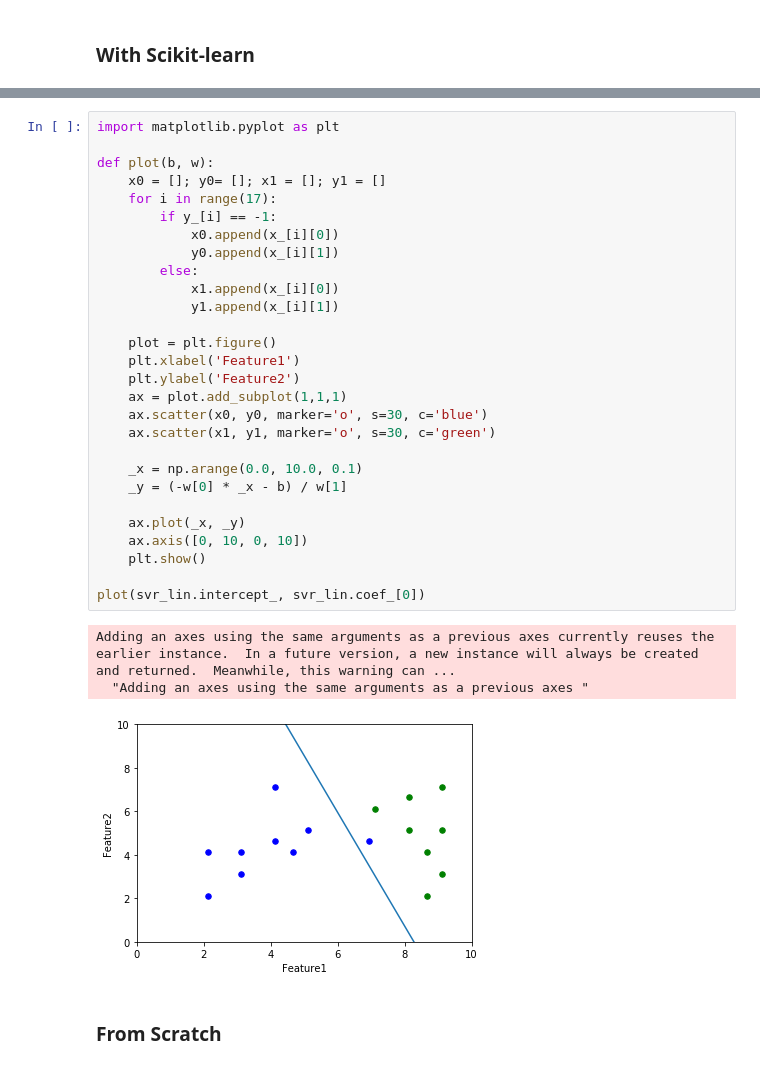
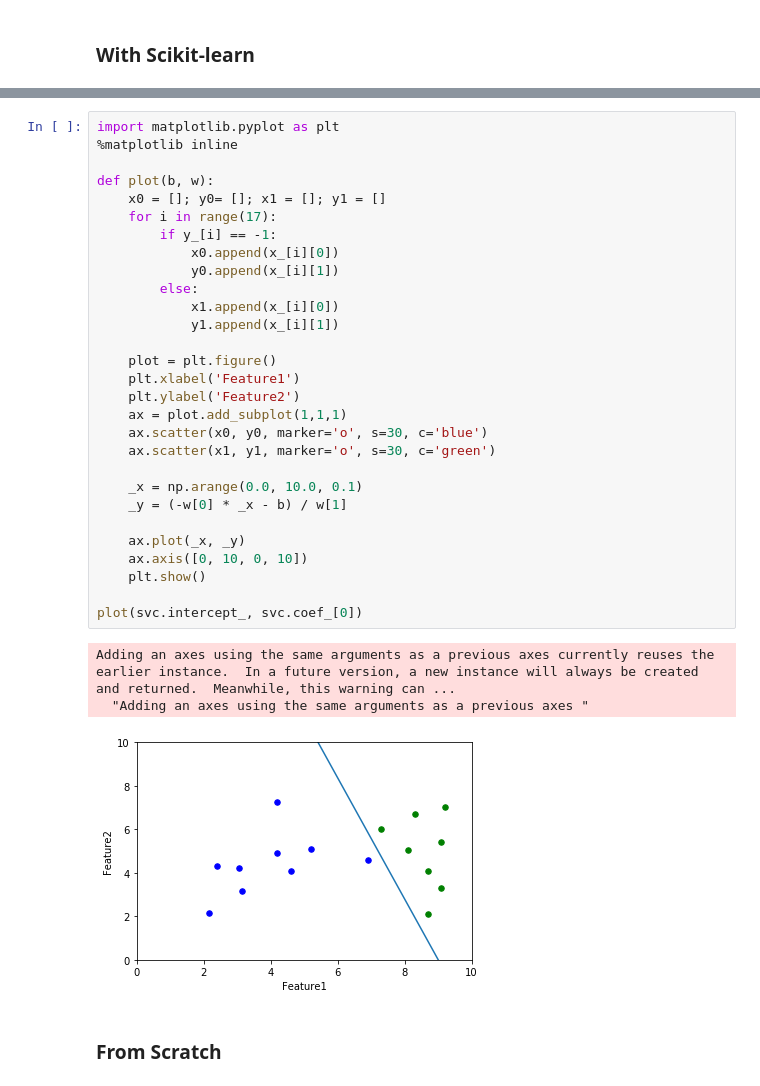
Before and after one commit to yanxon/Academy, a Jupyter notebook: Machine Learning/Support Vector Machine/SVM.ipynb, the cells around one changed output, grey strips where cells are left out. Drawn from its saved outputs; the diff is of its cells as text.

```diff
--- a/Machine Learning/Support Vector Machine/SVM.ipynb
+++ b/Machine Learning/Support Vector Machine/SVM.ipynb
@@ -268,35 +270,36 @@ y_lin = svr_lin.fit(x_, y_)
 # %%
 import matplotlib.pyplot as plt
+%matplotlib inline
 
 def plot(b, w):
     x0 = []; y0= []; x1 = []; y1 = []
     for i in range(17):
         if y_[i] == -1:
             x0.append(x_[i][0])
             y0.append(x_[i][1])
         else:
             x1.append(x_[i][0])
             y1.append(x_[i][1])
 
     plot = plt.figure()
     plt.xlabel('Feature1')
     plt.ylabel('Feature2')
     ax = plot.add_subplot(1,1,1)
     ax.scatter(x0, y0, marker='o', s=30, c='blue')
     ax.scatter(x1, y1, marker='o', s=30, c='green')
 
     _x = np.arange(0.0, 10.0, 0.1)
     _y = (-w[0] * _x - b) / w[1]
 
     ax.plot(_x, _y)
     ax.axis([0, 10, 0, 10])
     plt.show()
 
-plot(svr_lin.intercept_, svr_lin.coef_[0])
+plot(svc.intercept_, svc.coef_[0])
 # %% [output]
 Adding an axes using the same arguments as a previous axes currently reuses the earlier instance.  In a future version, a new instance will always be created and returned.  Meanwhile, this warning can ...
   "Adding an axes using the same arguments as a previous axes "
-[figure, old version]
+[figure, new version]
 # %% [markdown]
 ### From Scratch
 # %%
```
Also changed, not shown: parts of 5 cells of this notebook.
